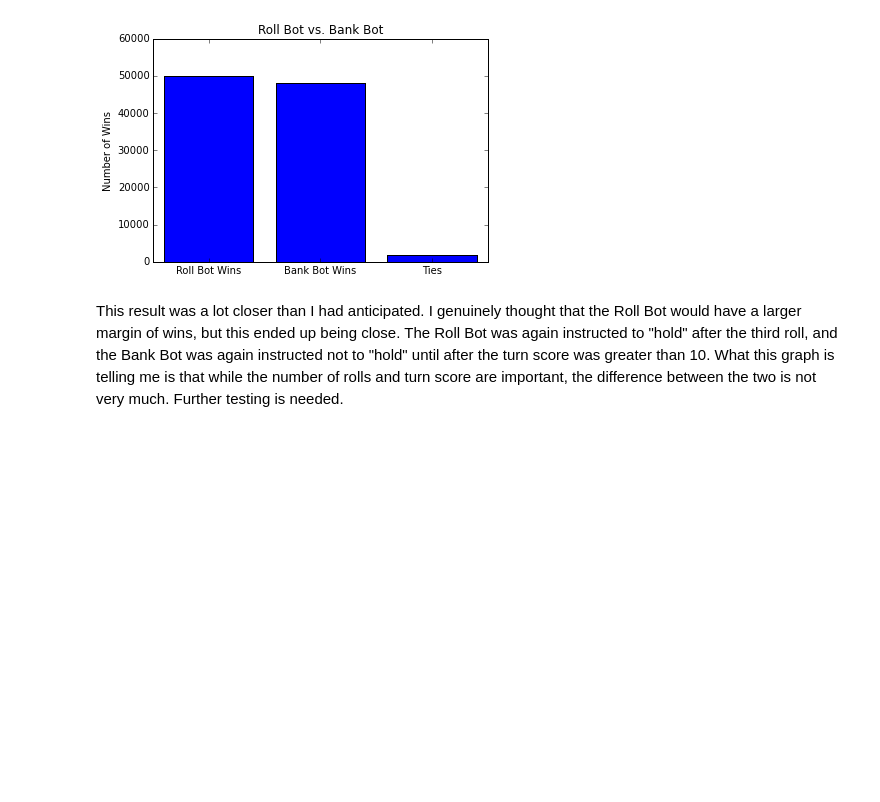
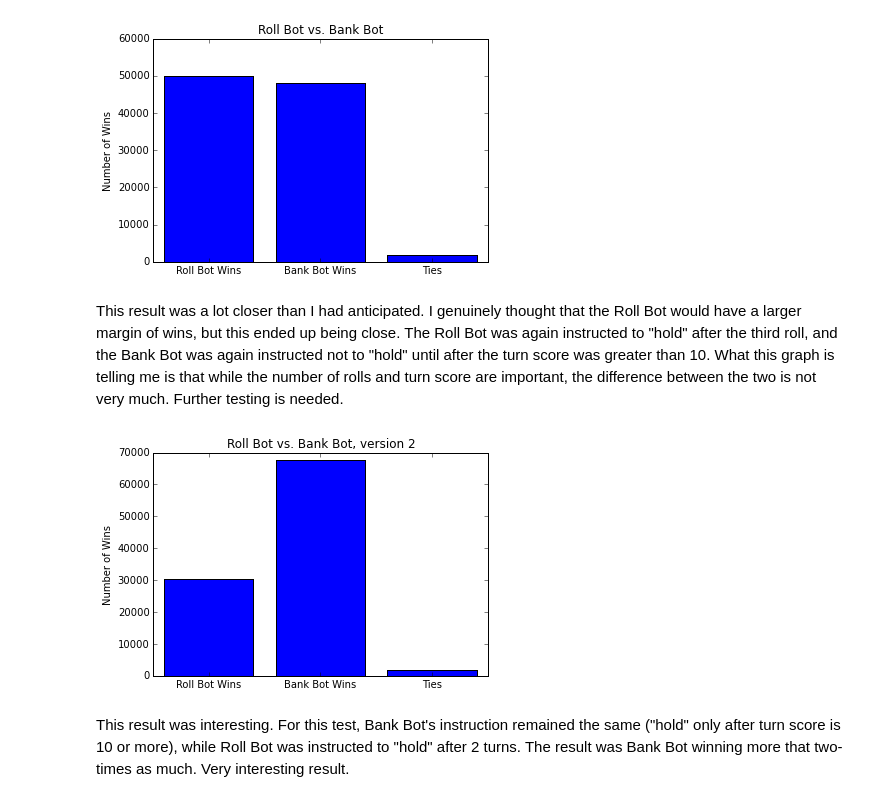
Before and after one commit to tiy-gvl-python-2015-09/ultimate-pig, a Jupyter notebook: This is the one to look at.ipynb, the cells around one changed output. Drawn from its saved outputs; the diff is of its cells as text; code cells hidden in the pictures; blank space fills up the shorter version.

Commit message:
Testing of smart bots further is included

```diff
--- a/This is the one to look at.ipynb
+++ b/This is the one to look at.ipynb
@@ -72,7 +72,7 @@ class Roll_Bot(Basic_Computer_Player):
                 return computer_turn_bank
             else:
                 computer_turn_bank += computer_roll_num
-                if roll_number == 3:
+                if roll_number == 6:
                     computer_decision = "h"
                 else:
                     computer_decision = "r"
@@ -95,7 +95,7 @@ class Bank_Bot(Basic_Computer_Player):
                 return computer_turn_bank
             else:
                 computer_turn_bank += computer_roll_num
-                if computer_turn_bank >= 10:
+                if computer_turn_bank >= 15:
                     computer_decision = "h"
                 else:
                     computer_decision = "r"
@@ -201,3 +201,17 @@ plt.show()
 [figure]
 # %% [markdown]
 This result was a lot closer than I had anticipated.  I genuinely thought that the Roll Bot would have a larger margin of wins, but this ended up being close.  The Roll Bot was again instructed to "hold" after the third roll, and the Bank Bot was again instructed not to "hold" until after the turn score was greater than 10.  What this graph is telling me is that while the number of rolls and turn score are important, the difference between the two is not very much.  Further testing is needed.
+# %%
+both_smart_2 = game.run_n_trials(1000, 100)
+both_smart_2_wins = win_count(both_smart_2)
+# %%
+x1 = ["Roll Bot Wins", "Bank Bot Wins", "Ties"]
+plt.bar(range(len(both_smart_2_wins)), both_smart_2_wins, align='center')
+plt.xticks(range(len(one_smart_bot_wins)), x1)
+plt.title("Roll Bot vs. Bank Bot, version 2")
+plt.ylabel("Number of Wins")
+plt.show()
+# %% [output]
+[figure, added]
+# %% [markdown]
+This result was interesting.  For this test, Bank Bot's instruction remained the same ("hold" only after turn score is 10 or more), while Roll Bot was instructed to "hold" after 2 turns.  The result was Bank Bot winning more that two-times as much.  Very interesting result.
```
Also changed, not shown: parts of 15 cells of this notebook.
